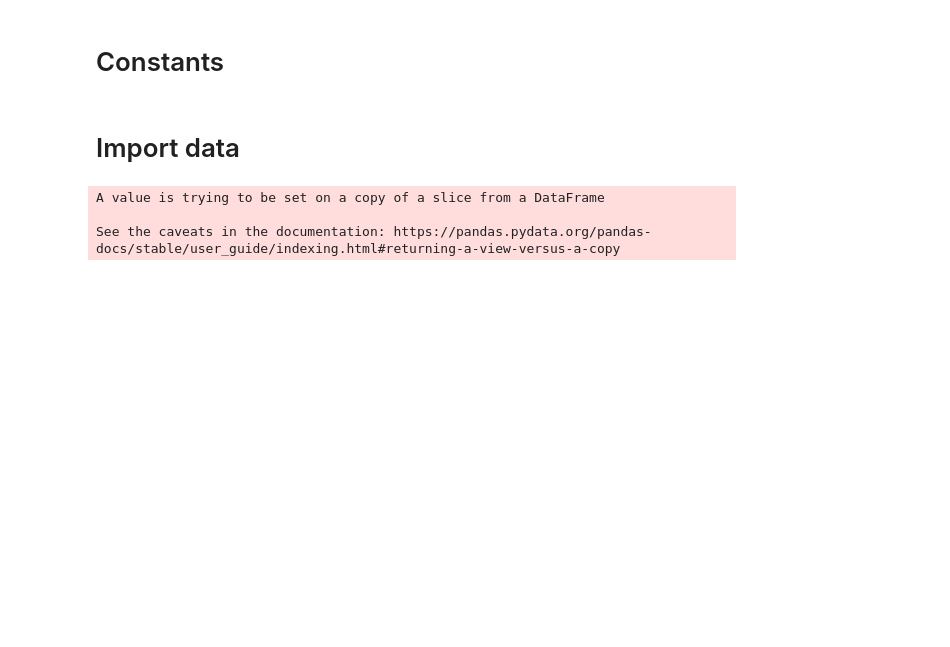
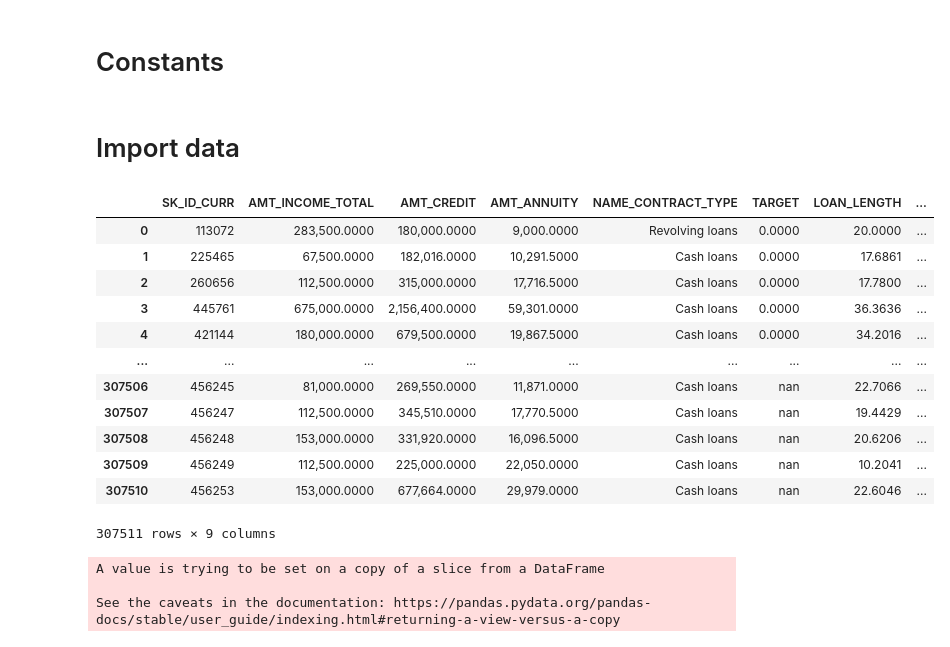
Before and after one commit to dawkinsmw/lightgbm_pipeline, a Jupyter notebook: lgb_pipeline.ipynb, the cells around one changed output. Saved outputs shown, nothing was run; the diff lists cells and outputs as text; code cells hidden in the pictures; blank space fills up the shorter version.

```diff
--- a/lgb_pipeline.ipynb
+++ b/lgb_pipeline.ipynb
@@ -47,6 +48,24 @@ non_feature_cols = primary_keys + [response] + [split]
 # %%
 # Read in train and test data here
 model_file = pd.read_csv("input/model_file.csv")
+index2split = pd.read_csv(os.path.join(shared_workspace, 'raw_data/ids2split.csv'))
+model_file = model_file.merge(index2split, on=primary_keys, how='left')
+# %%
+model_file
+# %% [output]
+|  | SK_ID_CURR | AMT_INCOME_TOTAL | AMT_CREDIT | AMT_ANNUITY | NAME_CONTRACT_TYPE | TARGET | LOAN_LENGTH | ... |
+| 0 | 113072 | 283,500.0000 | 180,000.0000 | 9,000.0000 | Revolving loans | 0.0000 | 20.0000 | ... |
+| 1 | 225465 | 67,500.0000 | 182,016.0000 | 10,291.5000 | Cash loans | 0.0000 | 17.6861 | ... |
+| 2 | 260656 | 112,500.0000 | 315,000.0000 | 17,716.5000 | Cash loans | 0.0000 | 17.7800 | ... |
+| 3 | 445761 | 675,000.0000 | 2,156,400.0000 | 59,301.0000 | Cash loans | 0.0000 | 36.3636 | ... |
+| 4 | 421144 | 180,000.0000 | 679,500.0000 | 19,867.5000 | Cash loans | 0.0000 | 34.2016 | ... |
+| ... | ... | ... | ... | ... | ... | ... | ... | ... |
+| 307506 | 456245 | 81,000.0000 | 269,550.0000 | 11,871.0000 | Cash loans | nan | 22.7066 | ... |
+| 307507 | 456247 | 112,500.0000 | 345,510.0000 | 17,770.5000 | Cash loans | nan | 19.4429 | ... |
+| 307508 | 456248 | 153,000.0000 | 331,920.0000 | 16,096.5000 | Cash loans | nan | 20.6206 | ... |
+| 307509 | 456249 | 112,500.0000 | 225,000.0000 | 22,050.0000 | Cash loans | nan | 10.2041 | ... |
+| 307510 | 456253 | 153,000.0000 | 677,664.0000 | 29,979.0000 | Cash loans | nan | 22.6046 | ... |
+307511 rows × 9 columns
 # %%
 # feature list
 features = [col for col in model_file.columns if col not in non_feature_cols]
```
Also changed, not shown: parts of 3 cells of this notebook.
